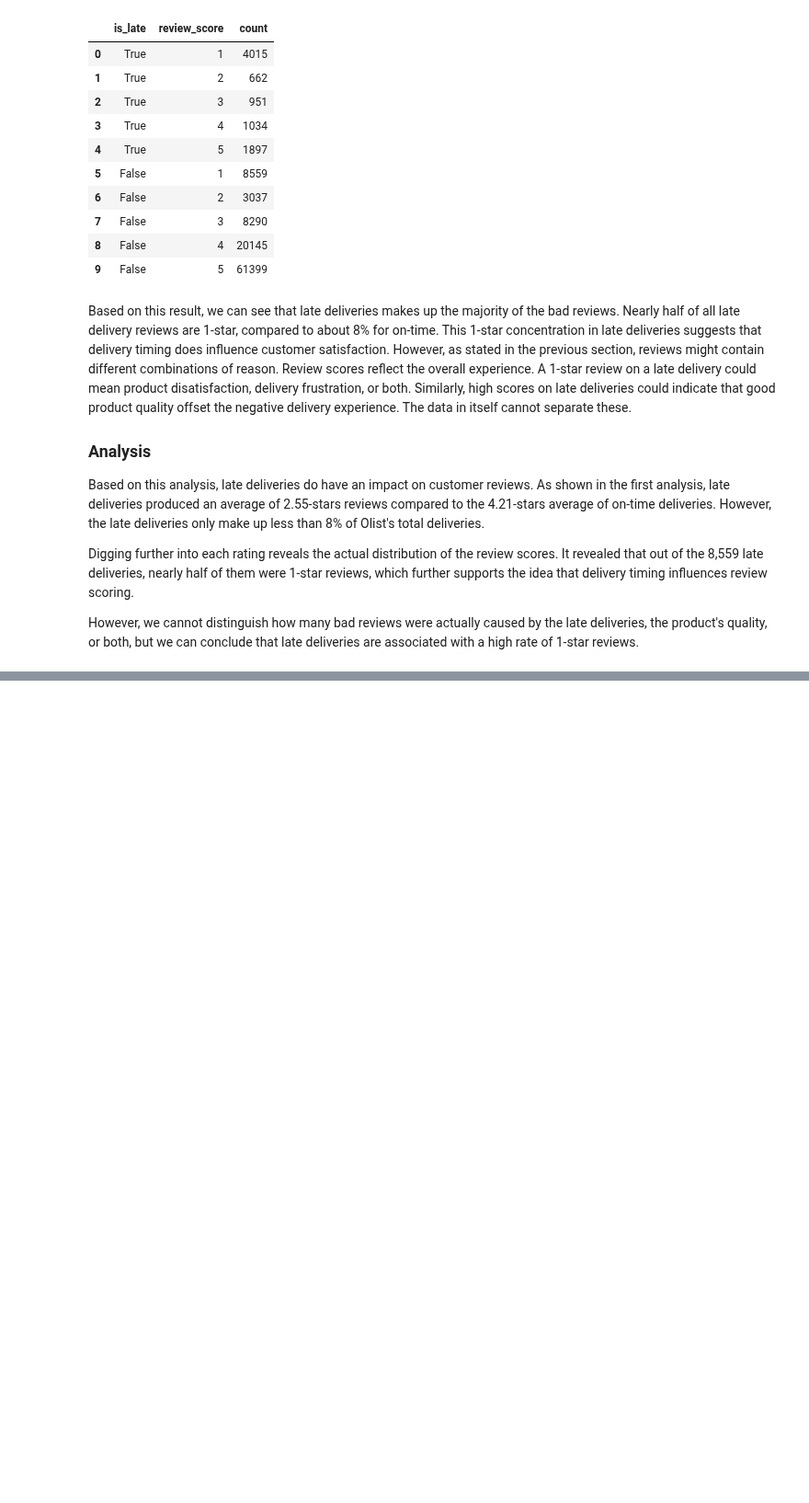
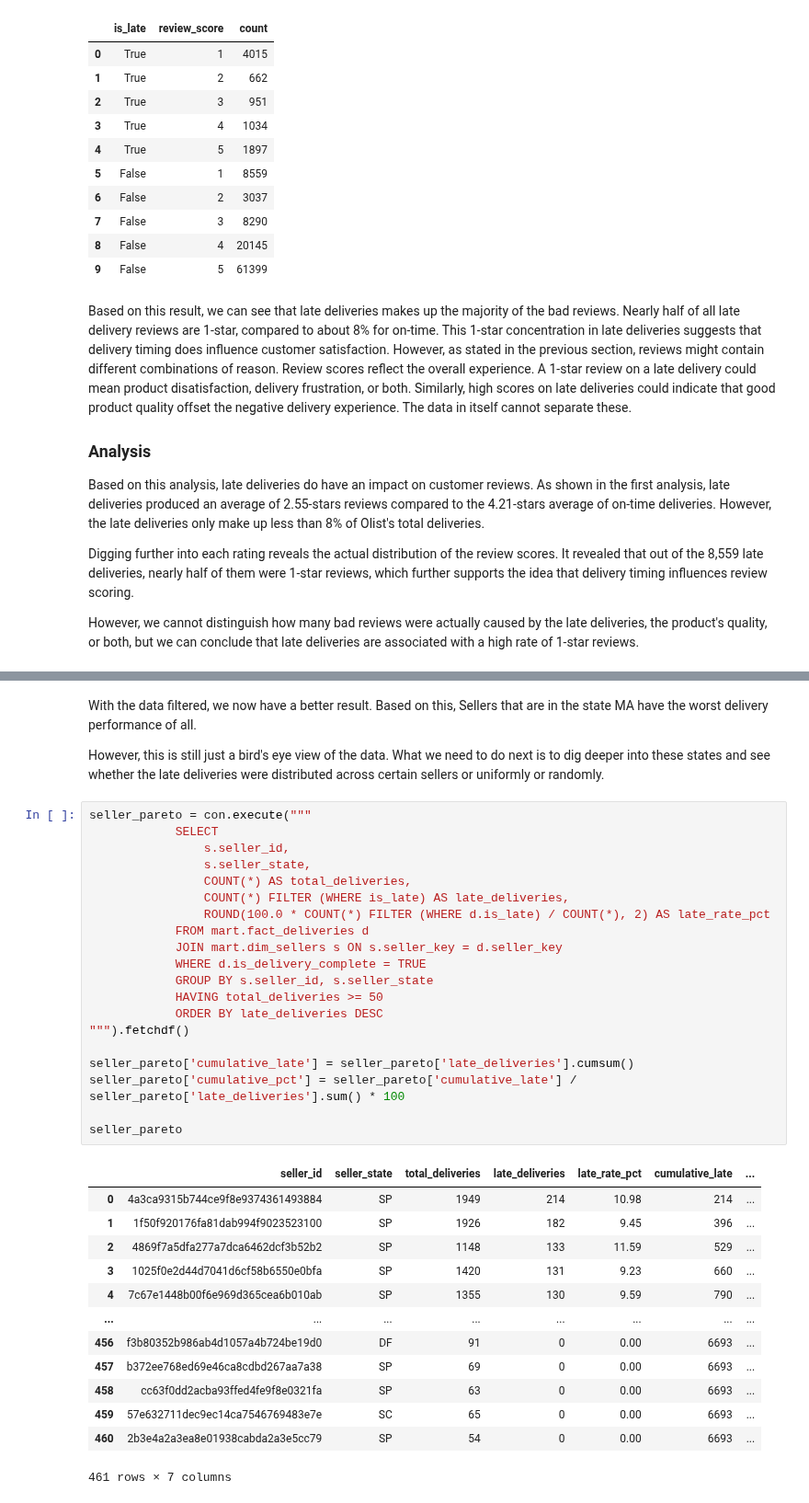
Before and after one commit to jyovian/olist-logistics-analysis, a Jupyter notebook: notebooks/03_analysis.ipynb, the cells around one changed output, grey strips where cells are left out. Shown at 92% size. Cells and saved outputs as stored; diff of their text form; blank space fills up the shorter version.

```diff
--- a/notebooks/03_analysis.ipynb
+++ b/notebooks/03_analysis.ipynb
@@ -443,0 +515,38 @@ However, we cannot distinguish how many bad reviews were actually caused by the
+# %% [markdown]
+With the data filtered, we now have a better result. Based on this, Sellers that are in the state MA have the worst delivery performance of all.
+
+However, this is still just a bird's eye view of the data. What we need to do next is to dig deeper into these states and see whether the late deliveries were distributed across certain sellers or uniformly or randomly.
+# %%
+seller_pareto = con.execute("""
+            SELECT
+                s.seller_id,
+                s.seller_state,
+                COUNT(*) AS total_deliveries,
+                COUNT(*) FILTER (WHERE is_late) AS late_deliveries,
+                ROUND(100.0 * COUNT(*) FILTER (WHERE d.is_late) / COUNT(*), 2) AS late_rate_pct
+            FROM mart.fact_deliveries d
+            JOIN mart.dim_sellers s ON s.seller_key = d.seller_key
+            WHERE d.is_delivery_complete = TRUE
+            GROUP BY s.seller_id, s.seller_state
+            HAVING total_deliveries >= 50
+            ORDER BY late_deliveries DESC
+""").fetchdf()
+
+seller_pareto['cumulative_late'] = seller_pareto['late_deliveries'].cumsum()
+seller_pareto['cumulative_pct'] = seller_pareto['cumulative_late'] / seller_pareto['late_deliveries'].sum() * 100
+
+seller_pareto
+# %% [output]
+|  | seller_id | seller_state | total_deliveries | late_deliveries | late_rate_pct | cumulative_late | ... |
+| 0 | 4a3ca9315b744ce9f8e9374361493884 | SP | 1949 | 214 | 10.98 | 214 | ... |
+| 1 | 1f50f920176fa81dab994f9023523100 | SP | 1926 | 182 | 9.45 | 396 | ... |
+| 2 | 4869f7a5dfa277a7dca6462dcf3b52b2 | SP | 1148 | 133 | 11.59 | 529 | ... |
+| 3 | 1025f0e2d44d7041d6cf58b6550e0bfa | SP | 1420 | 131 | 9.23 | 660 | ... |
+| 4 | 7c67e1448b00f6e969d365cea6b010ab | SP | 1355 | 130 | 9.59 | 790 | ... |
+| ... | ... | ... | ... | ... | ... | ... | ... |
+| 456 | f3b80352b986ab4d1057a4b724be19d0 | DF | 91 | 0 | 0.00 | 6693 | ... |
+| 457 | b372ee768ed69e46ca8cdbd267aa7a38 | SP | 69 | 0 | 0.00 | 6693 | ... |
+| 458 | cc63f0dd2acba93ffed4fe9f8e0321fa | SP | 63 | 0 | 0.00 | 6693 | ... |
+| 459 | 57e632711dec9ec14ca7546769483e7e | SC | 65 | 0 | 0.00 | 6693 | ... |
+| 460 | 2b3e4a2a3ea8e01938cabda2a3e5cc79 | SP | 54 | 0 | 0.00 | 6693 | ... |
+461 rows × 7 columns
```
Also changed, not shown: parts of 10 cells of this notebook.
